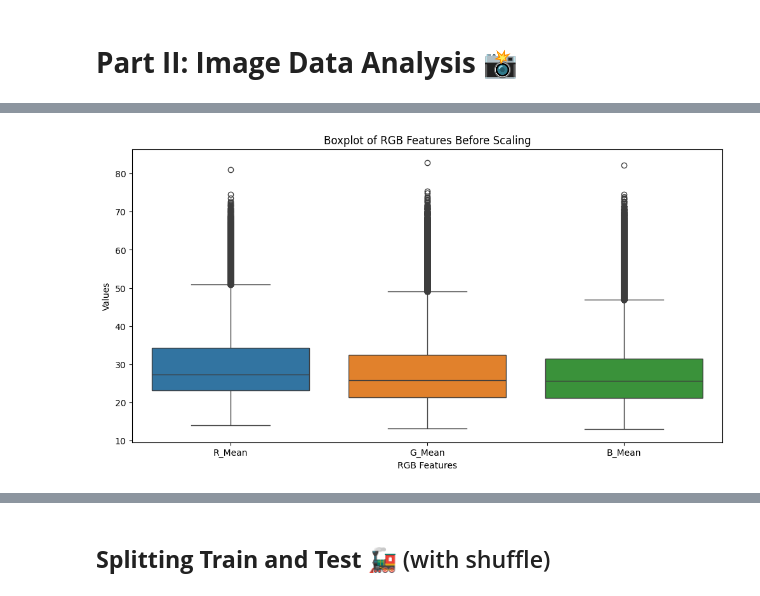
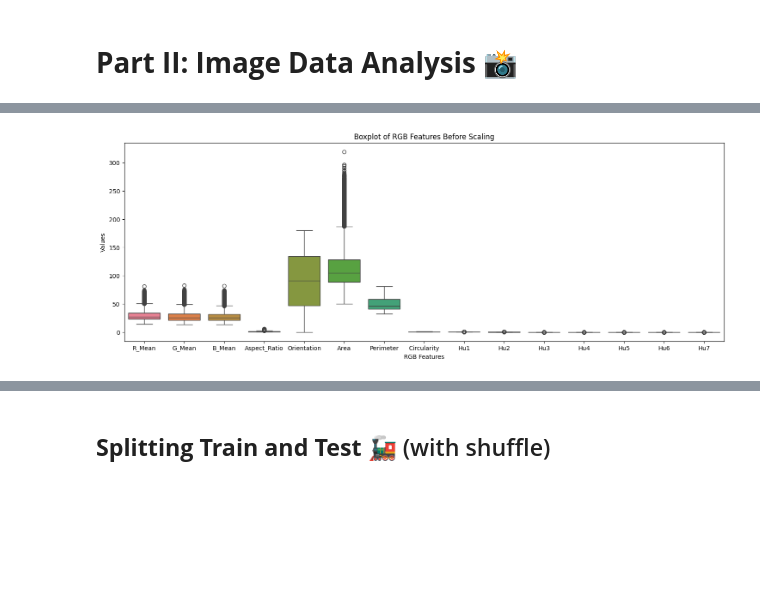
Before and after one commit to merttcetn/ML-PA1, a Jupyter notebook: assignment_1.ipynb, the cells around one changed output, grey strips where cells are left out. Cells and saved outputs as stored; diff of their text form; code cells hidden in the pictures; blank space fills up the shorter version.

```diff
--- a/assignment_1.ipynb
+++ b/assignment_1.ipynb
@@ -570,12 +624,14 @@ Note: you may need to restart the kernel to use updated packages.
 # %%
 # Boxplot for Outlier Detection (Before Scaling)
-df_original = pd.DataFrame(X, columns=["R_Mean", "G_Mean", "B_Mean"])
+df_original = pd.DataFrame(X, columns=["R_Mean", "G_Mean", "B_Mean",
+    "Aspect_Ratio", "Orientation", "Area", "Perimeter", "Circularity",
+    "Hu1", "Hu2", "Hu3", "Hu4", "Hu5", "Hu6", "Hu7"])
 
-plt.figure(figsize=(12, 6))
+plt.figure(figsize=(18, 6))
 sns.boxplot(data=df_original)
 plt.title("Boxplot of RGB Features Before Scaling")
 plt.xlabel("RGB Features")
 plt.ylabel("Values")
 plt.show()
 # %% [output]
-[figure, old version]
+[figure, new version]
```
Also changed, not shown: parts of 17 cells of this notebook.
